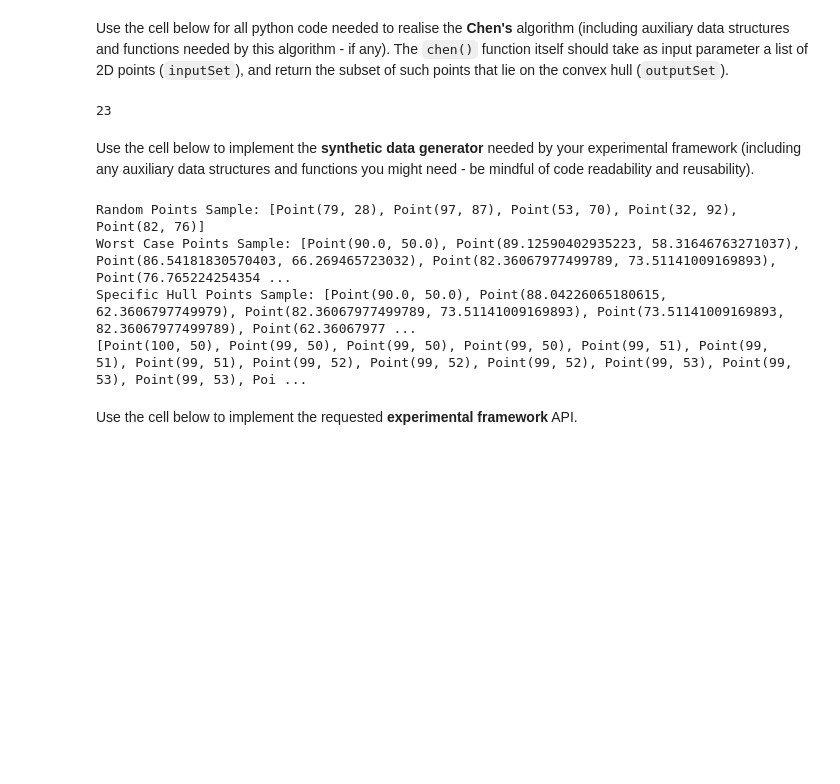
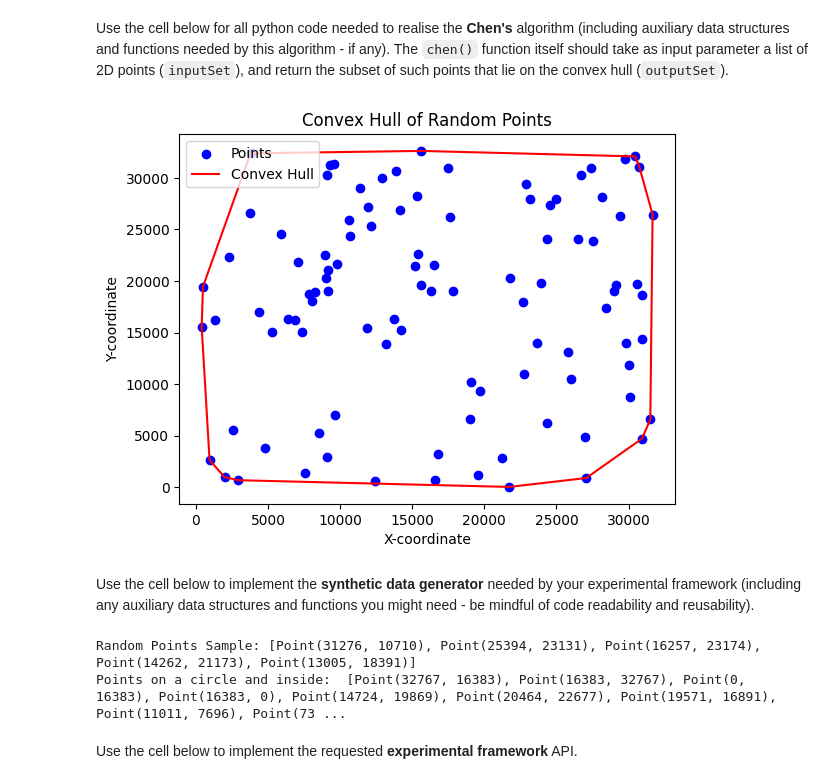
Before and after one commit to levon-d/convex-hull-algorithms, a Jupyter notebook: grp-XXX-0005code.ipynb, the cells around one changed output. Saved outputs shown, nothing was run; the diff lists cells and outputs as text; code cells hidden in the pictures; blank space fills up the shorter version.

```diff
--- a/grp-XXX-0005code.ipynb
+++ b/grp-XXX-0005code.ipynb
@@ -298,39 +329,36 @@ def chen(inputSet):
     while True:
 
         outputSet = []
         m = min(2 ** (2**t), len(inputSet)) # obtained from wikipedia
         subsets = []
 
         for i in range(0, len(inputSet), m):
             subsets.append(inputSet[i:m+i])
 
         subhulls = []
         for subset in subsets:
             subhulls.append(graham_scan(subset))
 
         leftmost_subhull_index = find_leftmost_in_subhulls(subhulls)
         on_hull = (leftmost_subhull_index, 0)
         outputSet.append(subhulls[on_hull[0]][on_hull[1]])
 
         for i in range(m):
             (subhull_index, point_index) = find_next_point(subhulls, on_hull[0], on_hull[1])
             on_hull = (subhull_index, point_index)
             if subhulls[subhull_index][point_index] == outputSet[0]:
                 return outputSet
             outputSet.append(subhulls[subhull_index][point_index])
 
         t+=1
 
-num_points = 1000000
+num_points = 100
 range_x, range_y = 32767, 32767
 points = generate_random_points(num_points, range_x, range_y)
-# points = [Point(1,1), Point(2,2), Point(3,3), Point(4,4), Point(5,5), Point(6,6), Point(7,7), Point(8,8), Point(9,9), Point(10,10), Point(11,11), Point(13,13)]
-# print(points)
 hull = chen(points)
-print(len(hull))
-# plot_convex_hull(points, hull)
+plot_convex_hull(points, hull)
 # %% [output]
-23
+[figure, added]
 # %% [markdown]
 Use the cell below to implement the **synthetic data generator** needed by your experimental framework (including any auxiliary data structures and functions you might need - be mindful of code readability and reusability).
 # %%
@@ -364,23 +392,6 @@ class TestDataGenerator:
         """
         return [Point(random.randint(0, self.range_x), random.randint(0, self.range_y)) for _ in range(num_points)]
 
-    def generate_worst_case_points(self, num_points, radius=None):
-        """
-        Generates points in a circular pattern, simulating a worst-case scenario.
-        """
-        if radius is None:
-            radius = min(self.range_x, self.range_y) / 2 - 10
-        return [Point(radius * math.cos(2 * math.pi / num_points * x) + self.range_x / 2,
-                      radius * math.sin(2 * math.pi / num_points * x) + self.range_y / 2) for x in range(num_points)]
-
-    def generate_hull_points(self, num_hull_points, num_inner_points):
-        """
-        Generates points with a specific number of points on the hull and additional inner points.
-        """
-        hull_points = self.generate_worst_case_points(num_hull_points)
-        inner_points = self.generate_random_points(num_inner_points) if num_inner_points > 0 else []
-        return hull_points + inner_points
-
     def generate_collinear_points(self, n):
         """
         Generates n colinear poins
@@ -410,26 +421,31 @@ class TestDataGenerator:
             radius = inner_radius * math.sqrt(random.random())
             x = centre.x + radius * math.cos(angle)
             y = centre.y + radius * math.sin(angle)
-            points.append(Point(x, y))
+            points.append(Point(int(x), int(y)))
 
         return points
 
+    def generate_worst_case_graham(self, n):
+        points = self.generate_random_points(n)
+        p0 = find_leftmost_point(points)
+
+        # sort the points in reverse order for worst case scenario
+        points.sort(key=lambda p: (polar_angle(p0, p), distance(p0, p)), reverse=True)
+        return points
+
 # Example usage
-generator = TestDataGenerator(100, 100)
+generator = TestDataGenerator(32767, 32767)
 random_points = generator.generate_random_points(50)
-worst_case_points = generator.generate_worst_case_points(30)
-specific_hull_points = generator.generate_hull_points(20, 30)
-circle = generator.generate_points_on_a_circle(1000, 1000)
+circle = generator.generate_points_on_a_circle(4, 40000)
 
 print("Random Points Sample:", random_points[:5])
-print("Worst Case Points Sample:", worst_case_points[:5])
-print("Specific Hull Points Sample:", specific_hull_points[:5])
-print(circle)
+print("Points on a circle and inside: ", circle)
+print(len(circle))
+hull = chen(circle)
+print(len(hull))
 # %% [output]
-Random Points Sample: [Point(79, 28), Point(97, 87), Point(53, 70), Point(32, 92), Point(82, 76)]
-Worst Case Points Sample: [Point(90.0, 50.0), Point(89.12590402935223, 58.31646763271037), Point(86.54181830570403, 66.269465723032), Point(82.36067977499789, 73.51141009169893), Point(76.765224254354 ...
-Specific Hull Points Sample: [Point(90.0, 50.0), Point(88.04226065180615, 62.3606797749979), Point(82.36067977499789, 73.51141009169893), Point(73.51141009169893, 82.36067977499789), Point(62.36067977 ...
-[Point(100, 50), Point(99, 50), Point(99, 50), Point(99, 50), Point(99, 51), Point(99, 51), Point(99, 51), Point(99, 52), Point(99, 52), Point(99, 52), Point(99, 53), Point(99, 53), Point(99, 53), Poi ...
+Random Points Sample: [Point(31276, 10710), Point(25394, 23131), Point(16257, 23174), Point(14262, 21173), Point(13005, 18391)]
+Points on a circle and inside:  [Point(32767, 16383), Point(16383, 32767), Point(0, 16383), Point(16383, 0), Point(14724, 19869), Point(20464, 22677), Point(19571, 16891), Point(11011, 7696), Point(73 ...
 # %% [markdown]
 Use the cell below to implement the requested **experimental framework** API.
 # %%
```
Also changed, not shown: parts of 8 cells of this notebook.
